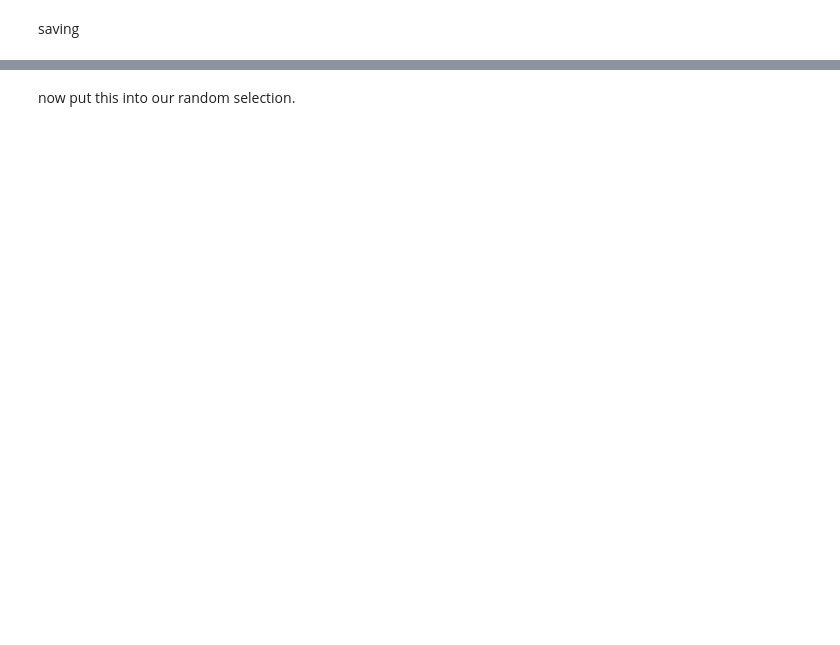
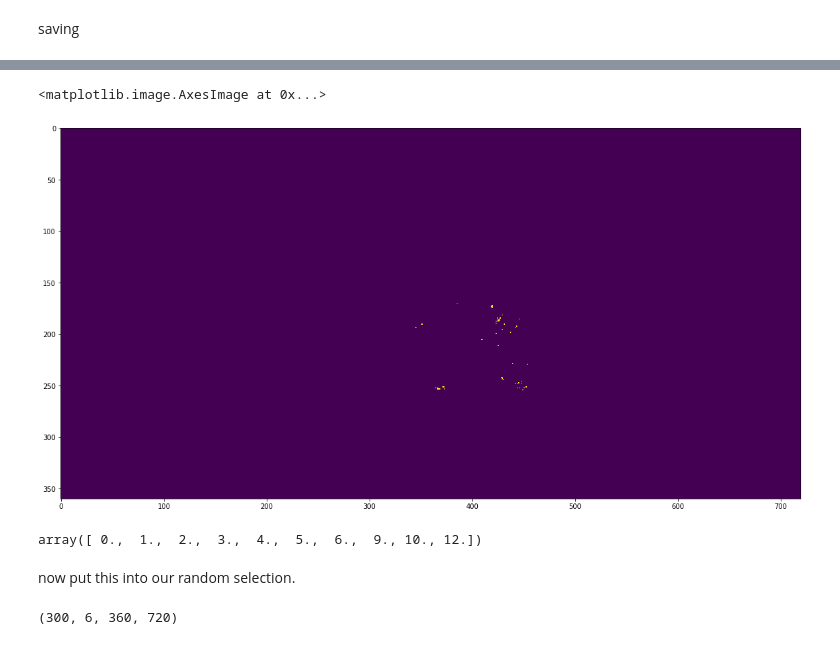
Before and after one commit to Garethlomax/acse-9-independent-research-project-Garethlomax, a Jupyter notebook: dataset_construction.ipynb, the cells around one changed output, grey strips where cells are left out. Drawn from its saved outputs; the diff is of its cells as text; code cells hidden in the pictures; blank space fills up the shorter version.

```diff
--- a/dataset_construction.ipynb
+++ b/dataset_construction.ipynb
@@ -522,0 +555,6 @@ np.save("array_1", test)
+# %%
+test[:,0].shape
+np.unique(test[:,1])
+test[:,1][test[:,1] > 0] = 1
+# plt.figure(figsize = (50,10))
+# plt.imshow(test[199][1],vmin = 0, vmax = 1)
@@ -523,7 +581,19 @@ np.save("array_1", test)
+# %%
+plt.figure(figsize = (50,10))
+plt.imshow(test[199][1],vmin = 0, vmax = 1)
+# %% [output]
+<matplotlib.image.AxesImage at 0x...>
+[figure, added]
+# %%
+np.unique(test[0][1])
+# %% [output]
+array([ 0.,  1.,  2.,  3.,  4.,  5.,  6.,  9., 10., 12.])
 # %% [markdown]
 now put this into our random selection.
 # %%
 test.shape
+# %% [output]
+(300, 6, 360, 720)
 # %%
 def full_dataset_h5py(image, filename, chunk_size = 16, draws = 5, debug = False):
     """ dataset is too large to combine in 12gb of ram - need to combine in h5py
```
Also changed, not shown: parts of 9 cells of this notebook.
